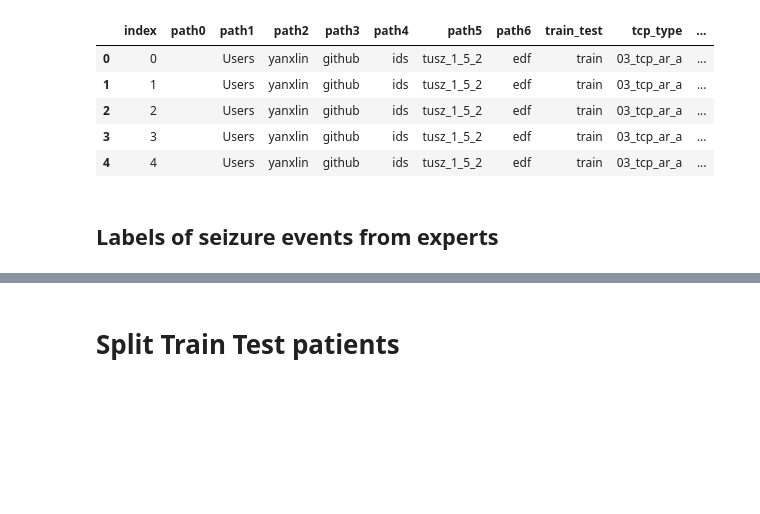
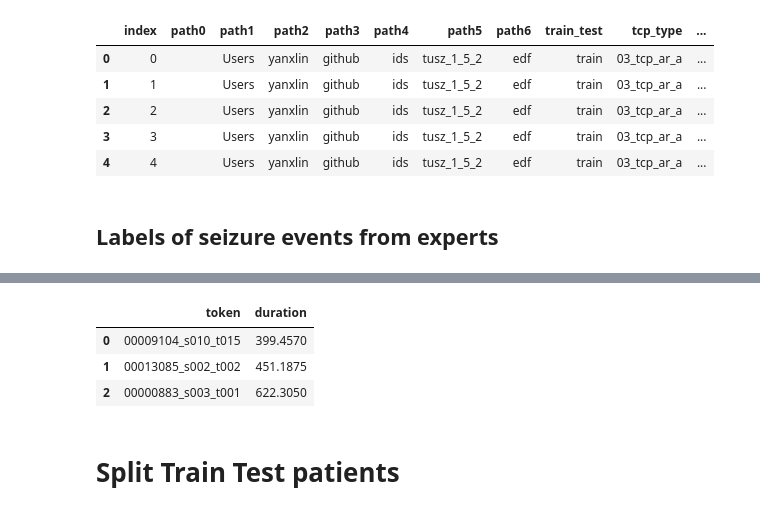
Before and after one commit to ylin00/seizurecast, a Jupyter notebook: notebooks/Seizure_Forecasting_LSTM.ipynb, the cells around one changed output, grey strips where cells are left out. Drawn from its saved outputs; the diff is of its cells as text; code cells hidden in the pictures; blank space fills up the shorter version.

```diff
--- a/notebooks/Seizure_Forecasting_LSTM.ipynb
+++ b/notebooks/Seizure_Forecasting_LSTM.ipynb
@@ -78,0 +72,11 @@ pd.read_sql("select * from tmp_seiz_train limit 3", SQLengine).head()
+# %%
+# Computing the duration of each token
+pd.read_sql(
+"""
+SELECT token, max(time_end) duration from tmp_seiz_train group by token limit 3
+""", SQLengine).head()
+# %% [output]
+|  | token | duration |
+| 0 | 00009104_s010_t015 | 399.4570 |
+| 1 | 00013085_s002_t002 | 451.1875 |
+| 2 | 00000883_s003_t001 | 622.3050 |
```
Also changed, not shown: parts of 7 cells of this notebook, 2 other files.
